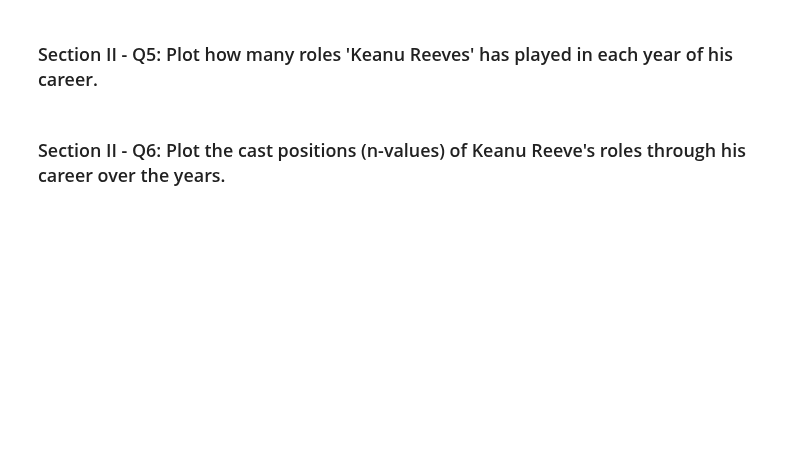
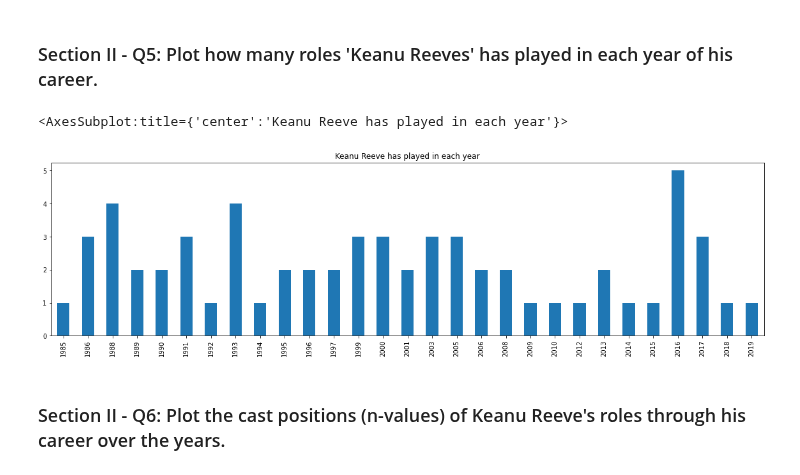
Before and after one commit to springboard-curriculum/mec-mini-projects, a Jupyter notebook: mec-5.3.10-data-wranging-with-pandas-mini-project/Mini_Project_Data_Wrangling_Pandas.ipynb, the cells around one changed output. Saved outputs shown, nothing was run; the diff lists cells and outputs as text; code cells hidden in the pictures; blank space fills up the shorter version.

```diff
--- a/mec-5.3.10-data-wranging-with-pandas-mini-project/Mini_Project_Data_Wrangling_Pandas.ipynb
+++ b/mec-5.3.10-data-wranging-with-pandas-mini-project/Mini_Project_Data_Wrangling_Pandas.ipynb
@@ -217,4 +500,10 @@ top_ten.plot(kind='barh')
 # %% [markdown]
 ### Section II - Q5: Plot how many roles 'Keanu Reeves' has played in each year of his career.
+# %%
+keanu_reeves_cast = cast[cast['name'] == 'Keanu Reeves']
+keanu_reeves_cast .year.value_counts().sort_index().plot(kind='bar', figsize=(20, 5), title="Keanu Reeve has played in each year")
+# %% [output]
+<AxesSubplot:title={'center':'Keanu Reeve has played in each year'}>
+[figure, added]
 # %% [markdown]
 ### Section II - Q6: Plot the cast positions (n-values) of Keanu Reeve's roles through his career over the years.
```
Also changed, not shown: parts of 45 cells of this notebook.
